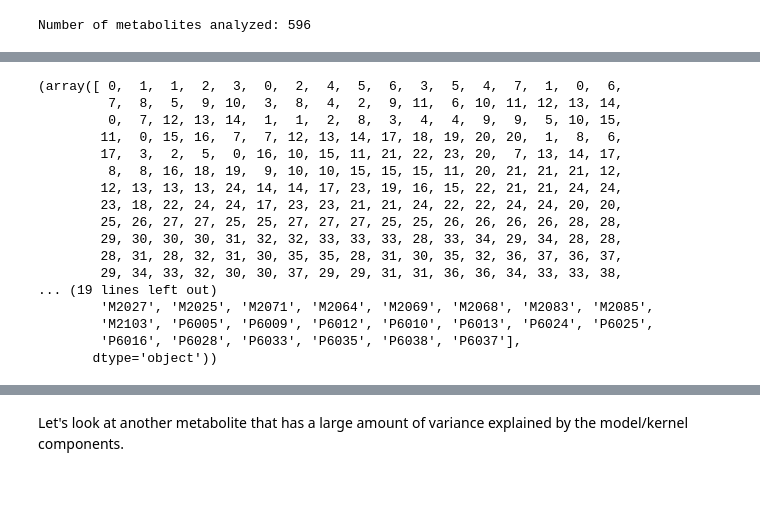
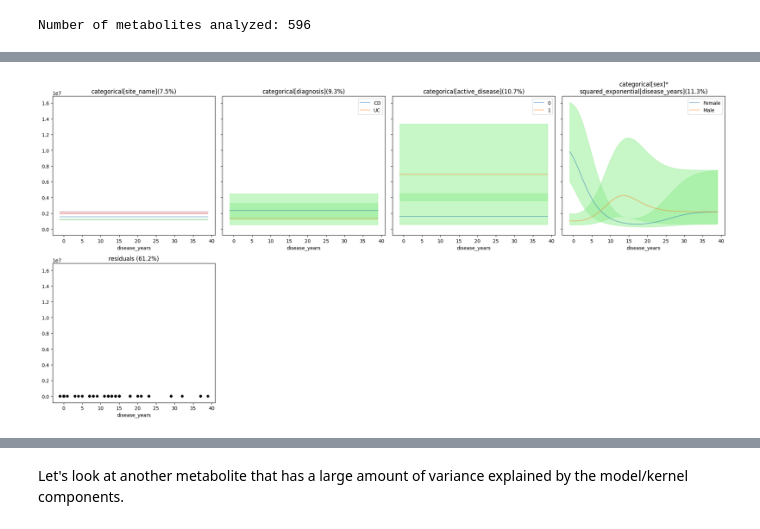
Before and after one commit to omicsEye/waveome, a Jupyter notebook: examples/iHMP/ihmp_waveome.ipynb, the cells around one changed output, grey strips where cells are left out. Drawn from its saved outputs; the diff is of its cells as text; code cells hidden in the pictures; blank space fills up the shorter version.

```diff
--- a/examples/iHMP/ihmp_waveome.ipynb
+++ b/examples/iHMP/ihmp_waveome.ipynb
@@ -188,24 +213,9 @@ plt.show()
-# %%
-# Look at the pre-made crosswalk between individual ID and new float value
-gps.categorical_dict["participant_id"]
-# %% [output]
-(array([ 0,  1,  1,  2,  3,  0,  2,  4,  5,  6,  3,  5,  4,  7,  1,  0,  6,
-         7,  8,  5,  9, 10,  3,  8,  4,  2,  9, 11,  6, 10, 11, 12, 13, 14,
-         0,  7, 12, 13, 14,  1,  1,  2,  8,  3,  4,  4,  9,  9,  5, 10, 15,
-        11,  0, 15, 16,  7,  7, 12, 13, 14, 17, 18, 19, 20, 20,  1,  8,  6,
-        17,  3,  2,  5,  0, 16, 10, 15, 11, 21, 22, 23, 20,  7, 13, 14, 17,
-         8,  8, 16, 18, 19,  9, 10, 10, 15, 15, 15, 11, 20, 21, 21, 21, 12,
-        12, 13, 13, 13, 24, 14, 14, 17, 23, 19, 16, 15, 22, 21, 21, 24, 24,
-        23, 18, 22, 24, 24, 17, 23, 23, 21, 21, 24, 22, 22, 24, 24, 20, 20,
-        25, 26, 27, 27, 25, 25, 27, 27, 27, 25, 25, 26, 26, 26, 26, 28, 28,
-        29, 30, 30, 30, 31, 32, 32, 33, 33, 33, 28, 33, 34, 29, 34, 28, 28,
-        28, 31, 28, 32, 31, 30, 35, 35, 28, 31, 30, 35, 32, 36, 37, 36, 37,
-        29, 34, 33, 32, 30, 30, 37, 29, 29, 31, 31, 36, 36, 34, 33, 33, 38,
-... (19 lines left out)
-        'M2027', 'M2025', 'M2071', 'M2064', 'M2069', 'M2068', 'M2083', 'M2085',
-        'M2103', 'P6005', 'P6009', 'P6012', 'P6010', 'P6013', 'P6024', 'P6025',
-        'P6016', 'P6028', 'P6033', 'P6035', 'P6038', 'P6037'],
-       dtype='object'))
+# %%
+# Let's look at one model's components
+gps.plot_parts(out_label="C18n_QI63", x_axis_label="disease_years")
+plt.show()
+# %% [output]
+[figure, added]
 # %%
 # Plot the GP for a given unit/individual id
 gps.plot_marginal(
```
Also changed, not shown: parts of 13 cells of this notebook, 8 other files.
